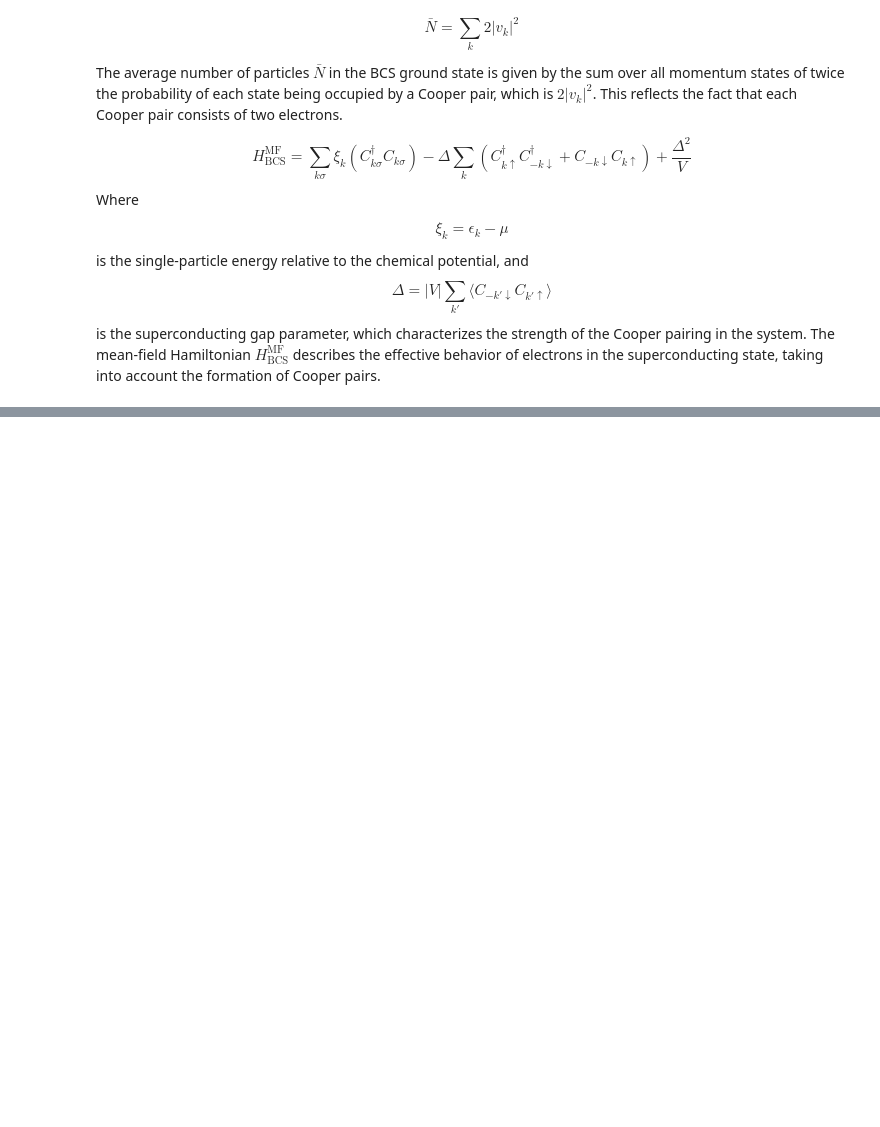
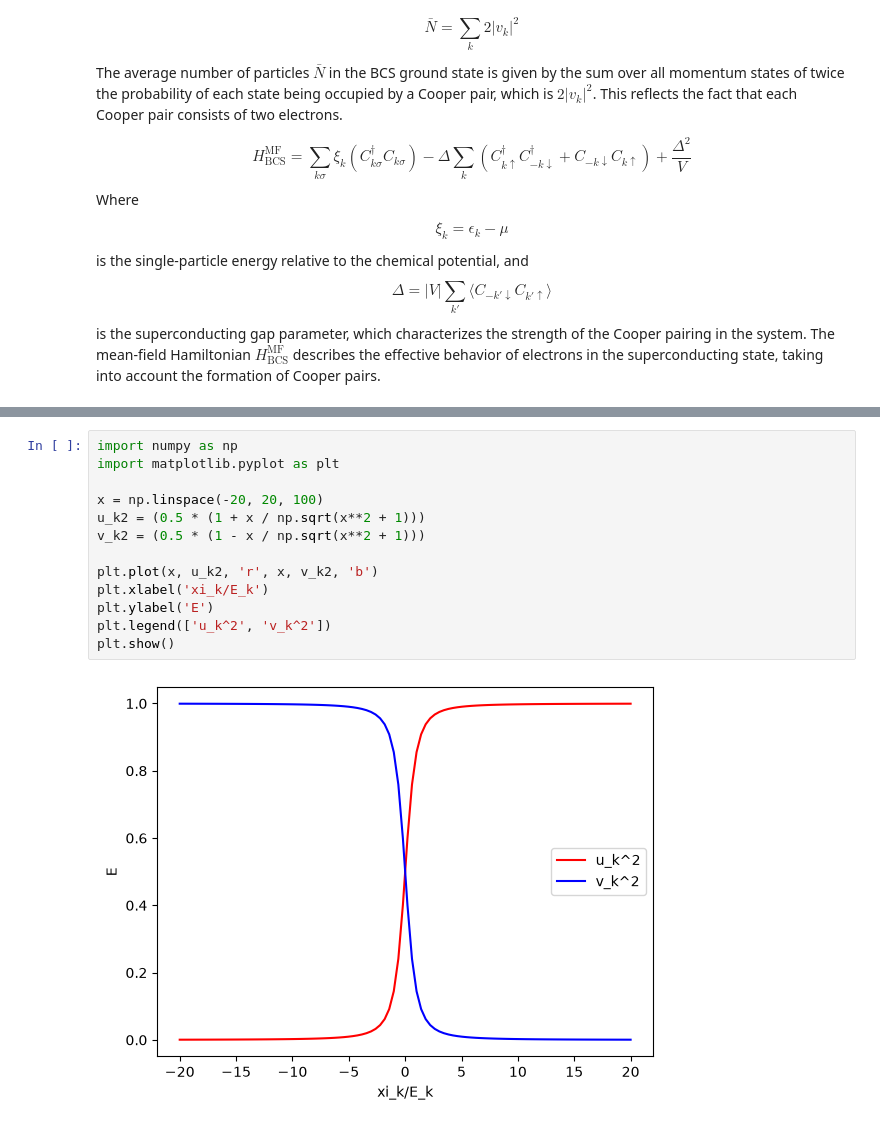
Before and after one commit to JackDavidMaher/Lecture-Notes, a Jupyter notebook: Year 4 Semester 1/Superconductivity/LectureNotes.ipynb, the cells around one changed output, grey strips where cells are left out. Cells and saved outputs as stored; diff of their text form; blank space fills up the shorter version.

```diff
--- a/Year 4 Semester 1/Superconductivity/LectureNotes.ipynb
+++ b/Year 4 Semester 1/Superconductivity/LectureNotes.ipynb
@@ -144,0 +161,15 @@ is the superconducting gap parameter, which characterizes the strength of the Co
+# %%
+import numpy as np
+import matplotlib.pyplot as plt
+
+x = np.linspace(-20, 20, 100)
+u_k2 = (0.5 * (1 + x / np.sqrt(x**2 + 1)))
+v_k2 = (0.5 * (1 - x / np.sqrt(x**2 + 1)))
+
+plt.plot(x, u_k2, 'r', x, v_k2, 'b')
+plt.xlabel('xi_k/E_k')
+plt.ylabel('E')
+plt.legend(['u_k^2', 'v_k^2'])
+plt.show()
+# %% [output]
+[figure, added]
```
Also changed, not shown: parts of 1 cell of this notebook, 2 other files.
